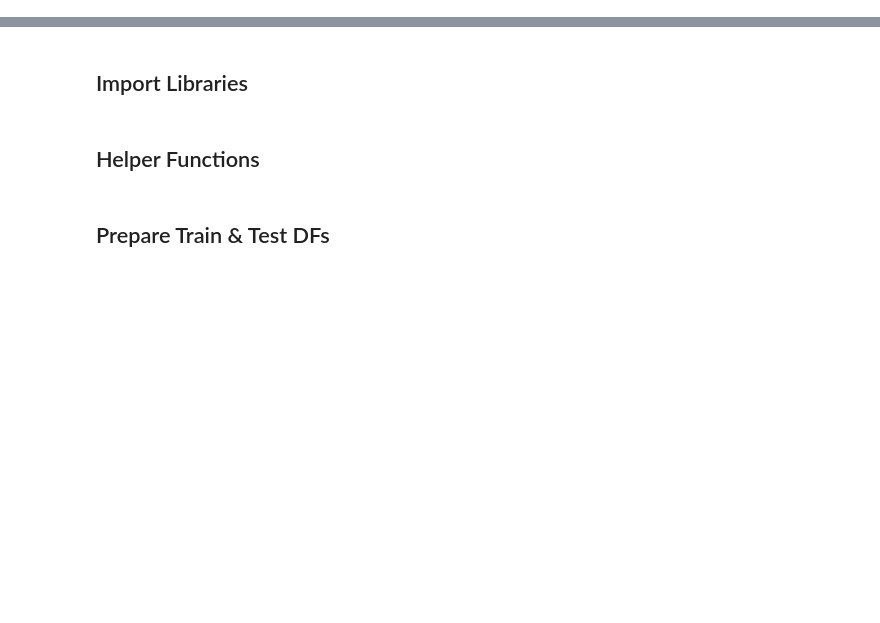
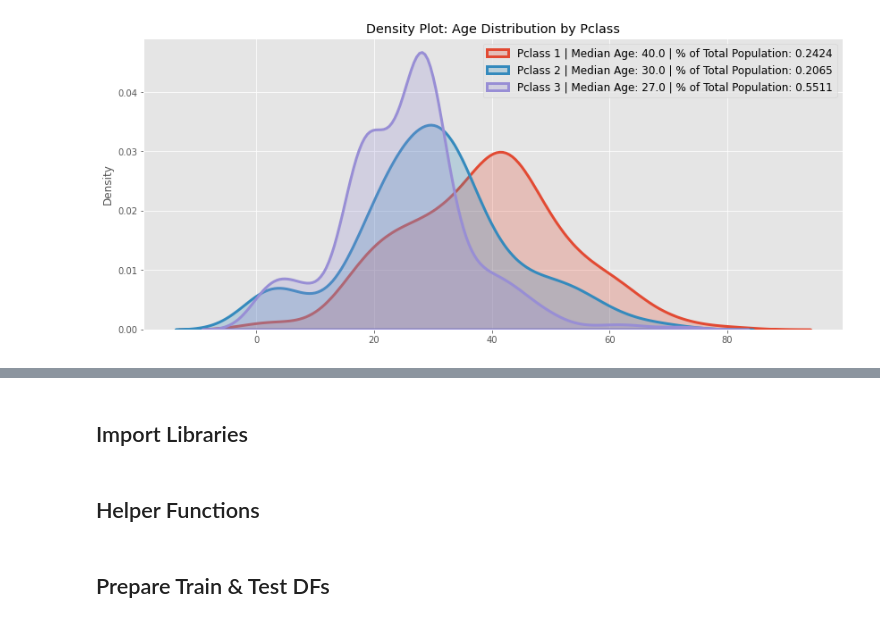
Before and after one commit to do-y-lee/kaggle-titanic-analysis, a Jupyter notebook: Titanic_Predicting_Passenger_Survival.ipynb, the cells around one changed output, grey strips where cells are left out. Drawn from its saved outputs; the diff is of its cells as text; code cells hidden in the pictures; blank space fills up the shorter version.

```diff
--- a/Titanic_Modeling_Analysis.ipynb
+++ b/Titanic_Predicting_Passenger_Survival.ipynb
@@ -0,0 +23,9 @@
+# %%
+import pandas as pd
+import warnings
+warnings.filterwarnings('ignore')
+
+train = pd.read_csv('titanic_data/data-train.csv')
+test = pd.read_csv('titanic_data/data-test.csv')
+data = train.append(test)
+data.info()
@@ -0,0 +63,11 @@
+# %%
+# using train, count of number of passengers in each class
+pclass_agg = train.groupby('pclass')['passengerid'].count().reset_index()
+total_passengers = sum(pclass_agg['passengerid'])
+
+# calculate the passenger percent of total for each class
+df_pclass_pct = pd.DataFrame(pclass_agg['passengerid'] / total_passengers).rename(columns={'passengerid':
+                                                                                           'pclass_pct'})
+pclass_agg = pclass_agg.join(df_pclass_pct)
+
+pclass_agg.head()
@@ -0,0 +85,25 @@
+# %%
+import numpy as np
+import matplotlib.pyplot as plt
+import seaborn as sns
+
+plt.figure(figsize=(14,6))
+
+for num in sorted(train.pclass.unique()):
+    # calculate median age per class
+    pclass_median_age = np.median(train[train.pclass==num].age)
+    # calculate each class % passenger against total passengers in train data
+    percent_of_population = round(pclass_agg[pclass_agg.pclass==num].pclass_pct.iloc[0], 4)
+    # create density plot per class
+    sns.distplot(train[train.pclass==num].age,
+                 hist = False,
+                 kde = True,
+                 kde_kws = {'linewidth': 3, 'shade': True},
+                 label = f'Pclass {num} | Median Age: {pclass_median_age} | % of Total Population: {percent_of_population}')
+
+plt.legend(prop = {'size': 12})
+plt.title('Density Plot: Age Distribution by Pclass')
+plt.xlabel('')
+plt.ylabel('Density');
+# %% [output]
+[figure, added]
```
Also changed, not shown: parts of 18 cells of this notebook, 1 other file.
